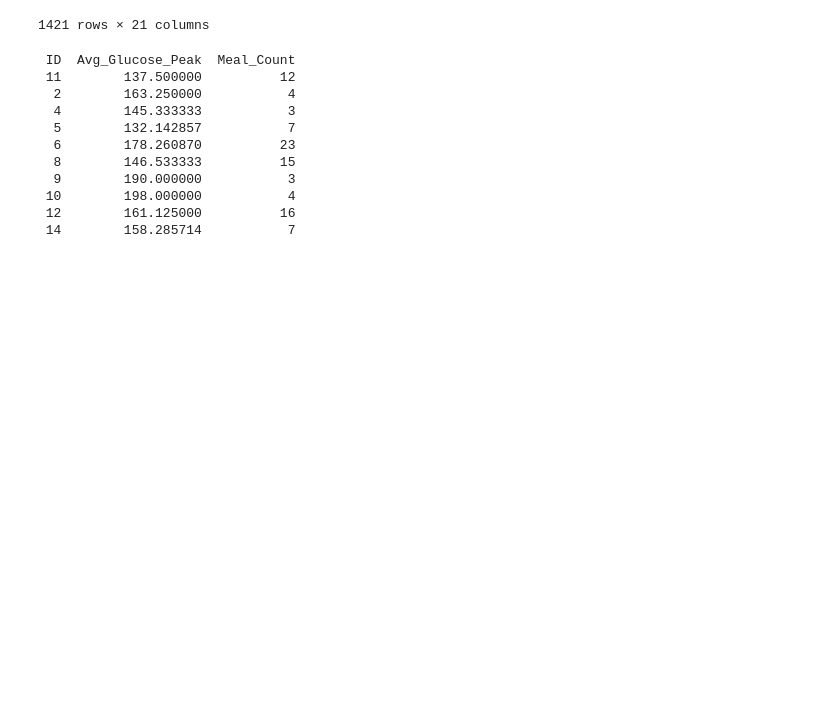
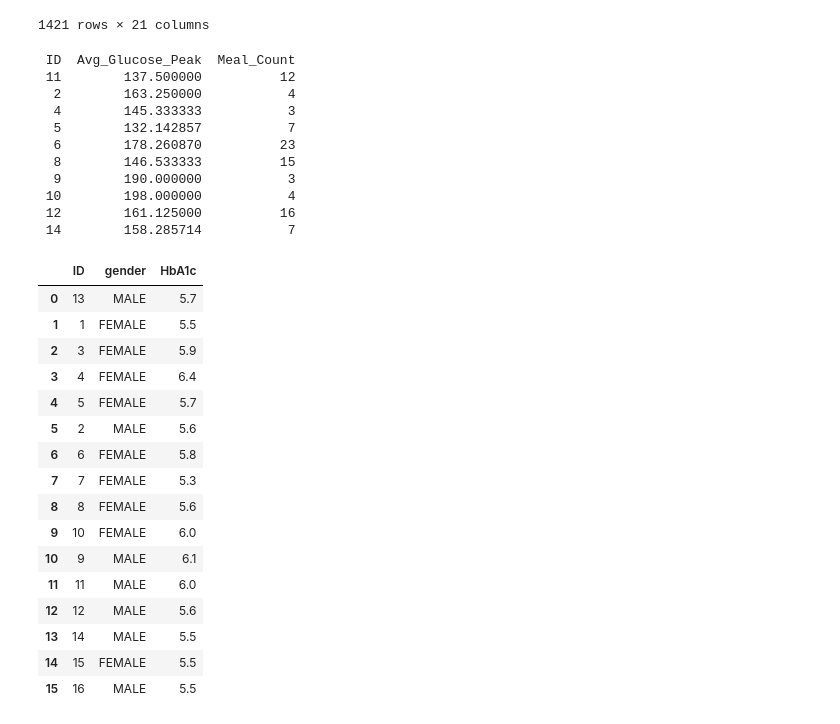
Before and after one commit to varickjh/DSC106Proj3, a Jupyter notebook: Final.ipynb, the cells around one changed output. Saved outputs shown, nothing was run; the diff lists cells and outputs as text; code cells hidden in the pictures; blank space fills up the shorter version.

```diff
--- a/Final.ipynb
+++ b/Final.ipynb
@@ -155,3 +155,26 @@ print(peaks_df.to_string(index=False))
  10        198.000000           4
  12        161.125000          16
  14        158.285714           7
+# %%
+demographics_df = pd.read_csv('Demographics.csv')
+demographics_df = demographics_df.rename(columns={'Gender': 'gender'})
+demographics_df['ID'] = pd.to_numeric(demographics_df['ID'], errors='coerce')
+demographics_df
+# %% [output]
+|  | ID | gender | HbA1c |
+| 0 | 13 | MALE | 5.7 |
+| 1 | 1 | FEMALE | 5.5 |
+| 2 | 3 | FEMALE | 5.9 |
+| 3 | 4 | FEMALE | 6.4 |
+| 4 | 5 | FEMALE | 5.7 |
+| 5 | 2 | MALE | 5.6 |
+| 6 | 6 | FEMALE | 5.8 |
+| 7 | 7 | FEMALE | 5.3 |
+| 8 | 8 | FEMALE | 5.6 |
+| 9 | 10 | FEMALE | 6.0 |
+| 10 | 9 | MALE | 6.1 |
+| 11 | 11 | MALE | 6.0 |
+| 12 | 12 | MALE | 5.6 |
+| 13 | 14 | MALE | 5.5 |
+| 14 | 15 | FEMALE | 5.5 |
+| 15 | 16 | MALE | 5.5 |
```
Also changed, not shown: parts of 5 cells of this notebook, 9 other files.
